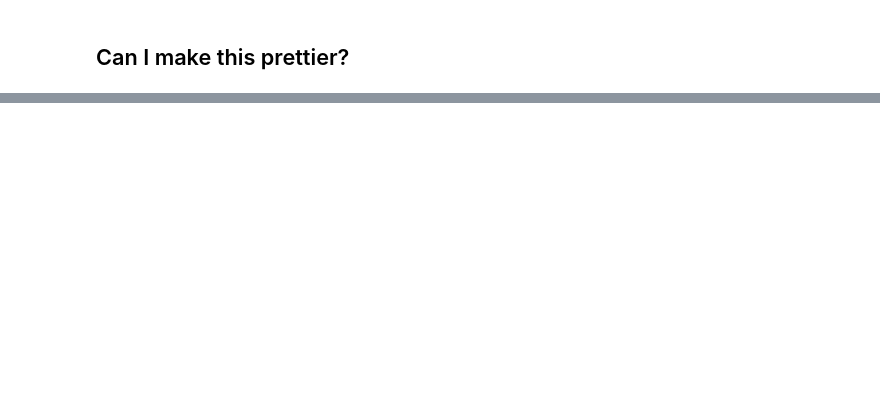
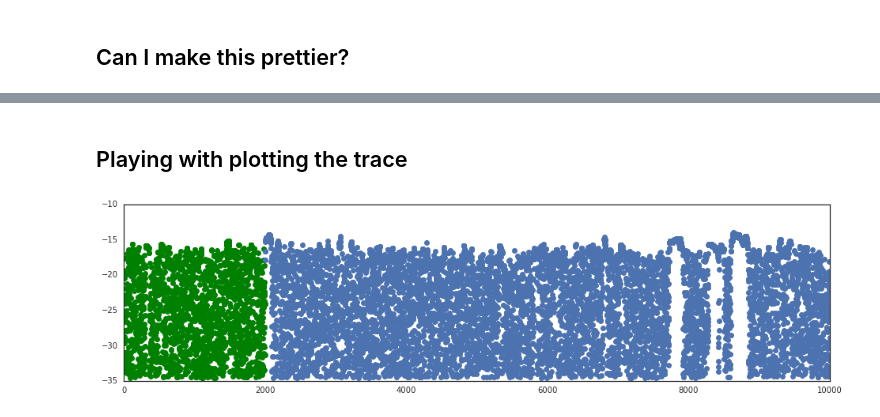
Before and after one commit to sonyahanson/fluorescence-plotting-notebooks, a Jupyter notebook: ABL pH plots - Nov16.ipynb, the cells around one changed output, grey strips where cells are left out. Saved outputs shown, nothing was run; the diff lists cells and outputs as text; code cells hidden in the pictures; blank space fills up the shorter version.

```diff
--- a/ABL pH plots - Nov16.ipynb
+++ b/ABL pH plots - Nov16.ipynb
@@ -220,0 +220,9 @@ plt.legend(loc=0);
+# %% [markdown]
+## Playing with plotting the trace
+# %%
+plt.figure(figsize=(16,4))
+
+plt.plot(range(0,2000),Abl_Bosutinib_pH7p29['DeltaG'][0][:2000],'go');
+plt.plot(range(2000,len(Abl_Bosutinib_pH7p29['DeltaG'][0])),Abl_Bosutinib_pH7p29['DeltaG'][0][2000:],'o');
+# %% [output]
+[figure, added]
```
Also changed, not shown: parts of 38 cells of this notebook.
